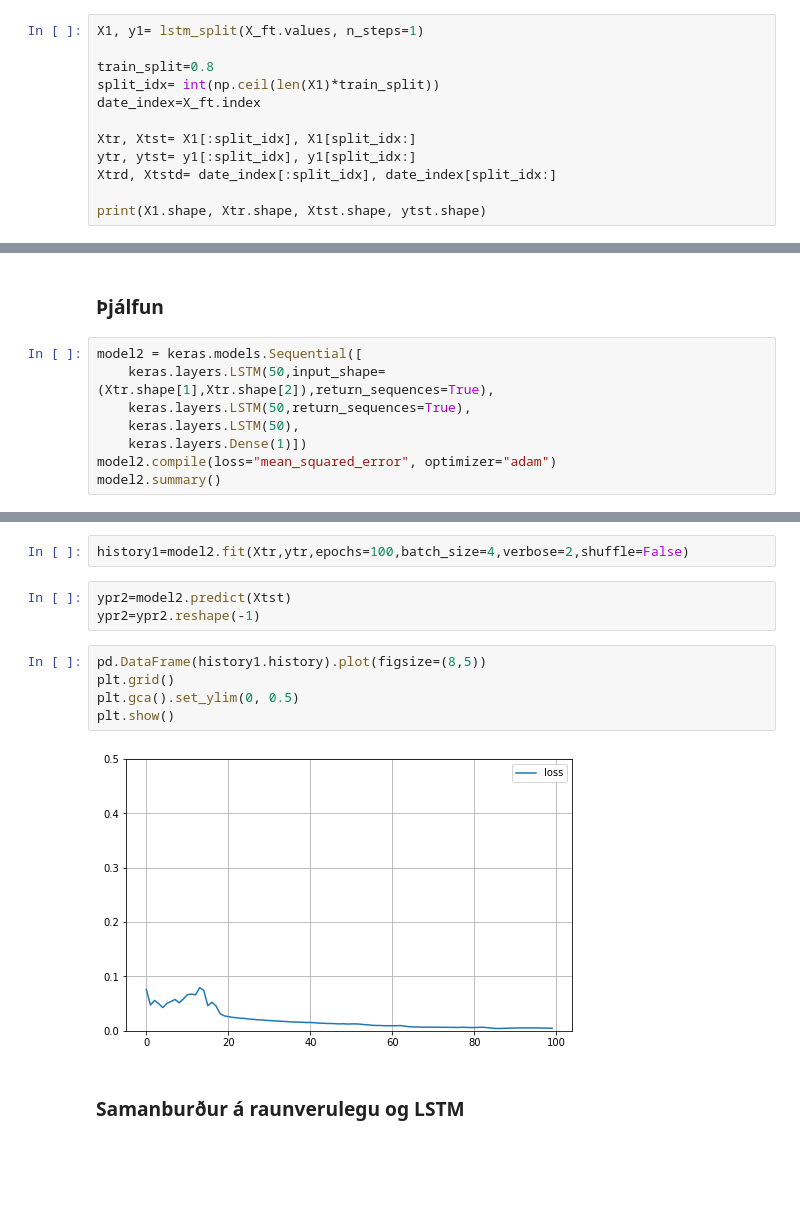
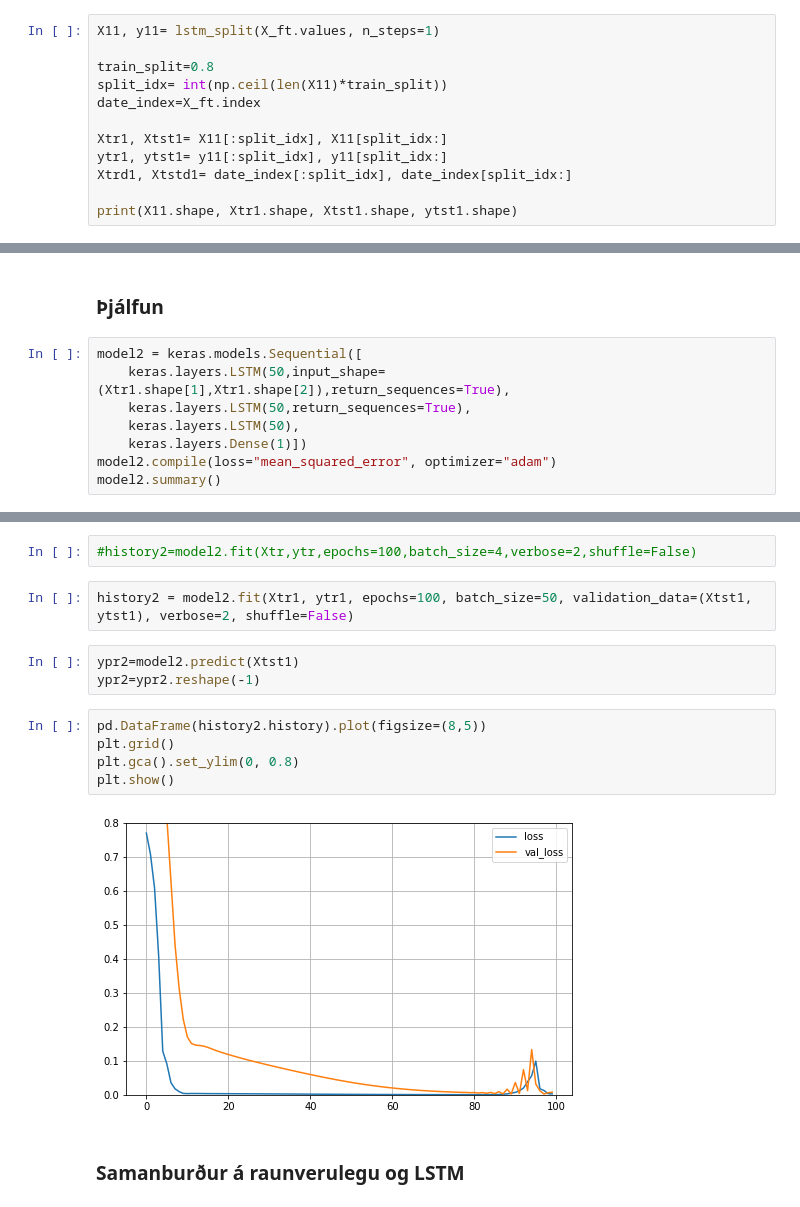
Before and after one commit to Orri050/Lokaverkefni, a Jupyter notebook: Lokaverkefni.ipynb, the cells around one changed output, grey strips where cells are left out. Drawn from its saved outputs; the diff is of its cells as text; blank space fills up the shorter version.

```diff
--- a/Lokaverkefni.ipynb
+++ b/Lokaverkefni.ipynb
@@ -216,16 +191,16 @@ def lstm_split(data, n_steps):
 
   return np.array(X), np.array(y)
 # %%
-X1, y1= lstm_split(X_ft.values, n_steps=1)
+X11, y11= lstm_split(X_ft.values, n_steps=1)
 
 train_split=0.8
-split_idx= int(np.ceil(len(X1)*train_split))
+split_idx= int(np.ceil(len(X11)*train_split))
 date_index=X_ft.index
 
-Xtr, Xtst= X1[:split_idx], X1[split_idx:]
-ytr, ytst= y1[:split_idx], y1[split_idx:]
-Xtrd, Xtstd= date_index[:split_idx], date_index[split_idx:]
+Xtr1, Xtst1= X11[:split_idx], X11[split_idx:]
+ytr1, ytst1= y11[:split_idx], y11[split_idx:]
+Xtrd1, Xtstd1= date_index[:split_idx], date_index[split_idx:]
 
-print(X1.shape, Xtr.shape, Xtst.shape, ytst.shape)
+print(X11.shape, Xtr1.shape, Xtst1.shape, ytst1.shape)
 # %% [output]
 (788, 1, 4) (631, 1, 4) (157, 1, 4) (157,)
@@ -299,7 +278,7 @@ MAPE: 0.03822011792301501
 ### Þjálfun
 # %%
 model2 = keras.models.Sequential([
-    keras.layers.LSTM(50,input_shape=(Xtr.shape[1],Xtr.shape[2]),return_sequences=True),
+    keras.layers.LSTM(50,input_shape=(Xtr1.shape[1],Xtr1.shape[2]),return_sequences=True),
     keras.layers.LSTM(50,return_sequences=True),
     keras.layers.LSTM(50),
     keras.layers.Dense(1)])
@@ -324,17 +303,19 @@ Trainable params: 51,451
 Non-trainable params: 0
 _________________________________________________________________
 # %%
-history1=model2.fit(Xtr,ytr,epochs=100,batch_size=4,verbose=2,shuffle=False)
+#history2=model2.fit(Xtr,ytr,epochs=100,batch_size=4,verbose=2,shuffle=False)
+# %%
+history2 = model2.fit(Xtr1, ytr1, epochs=100, batch_size=50, validation_data=(Xtst1, ytst1), verbose=2, shuffle=False)
 # %%
-ypr2=model2.predict(Xtst)
+ypr2=model2.predict(Xtst1)
 ypr2=ypr2.reshape(-1)
 # %%
-pd.DataFrame(history1.history).plot(figsize=(8,5))
+pd.DataFrame(history2.history).plot(figsize=(8,5))
 plt.grid()
-plt.gca().set_ylim(0, 0.5)
+plt.gca().set_ylim(0, 0.8)
 plt.show()
 # %% [output]
-[figure, old version]
+[figure, new version]
 # %% [markdown]
 ### Samanburður á raunverulegu og LSTM
 # %%
```
Also changed, not shown: parts of 40 cells of this notebook.
